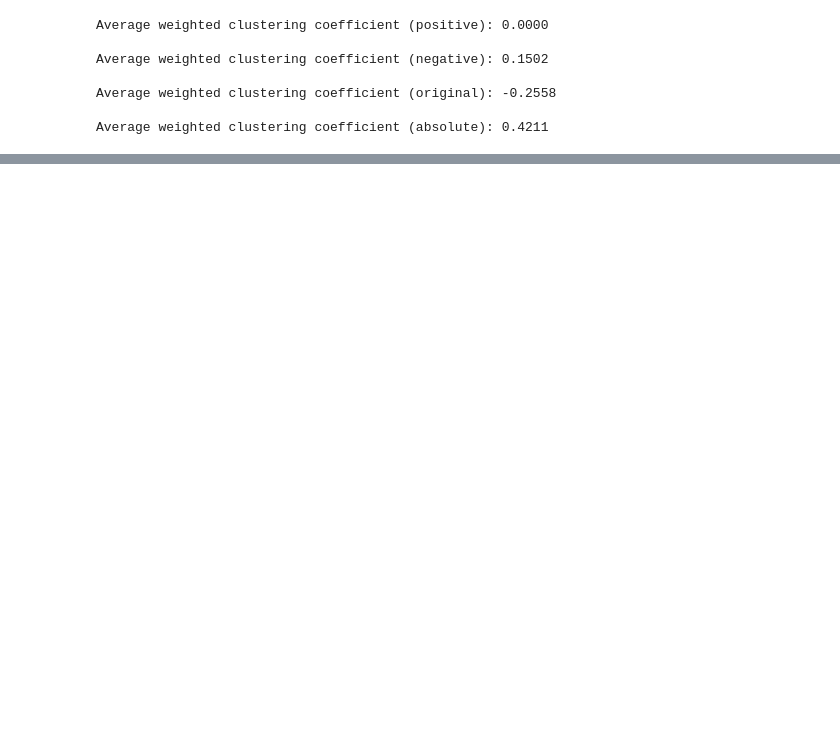
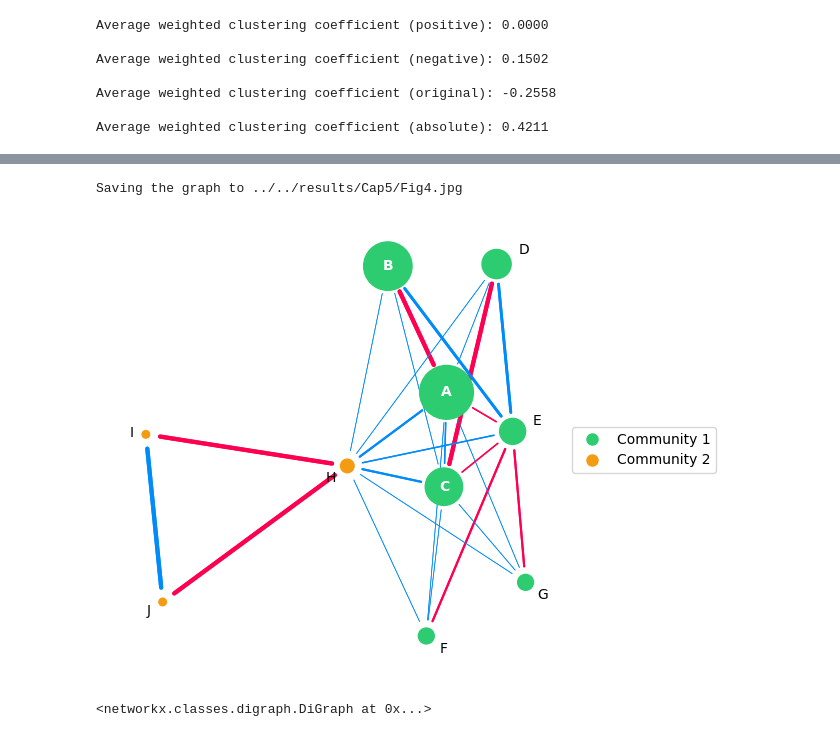
Before and after one commit to perez-sechi/thesis-python, a Jupyter notebook: run/Cap5/parliament-clustering-fuzzy.ipynb, the cells around one changed output, grey strips where cells are left out. Cells and saved outputs as stored; diff of their text form; code cells hidden in the pictures; blank space fills up the shorter version.

```diff
--- a/run/Cap5/parliament-clustering-fuzzy.ipynb
+++ b/run/Cap5/parliament-clustering-fuzzy.ipynb
@@ -184 +184,27 @@ Saving the graph to ../../results/Cap5/Fig3.jpg
 <networkx.classes.digraph.DiGraph at 0x...>
+# %%
+from cgt_perezsechi.visualization.graph import draw_clusters
+
+clusters = detect_communities(
+    M_normalized,
+    nodes=columns,
+    resolution=0.65,  # resolution=1.0 matches duo_louvain results (0.65 gives 1 community)
+    seed=42          # For reproducibility
+)
+draw_clusters(
+    psi=psi_2,
+    r=r_2,
+    clusters=clusters,
+    positive_alpha=positive_alpha,
+    negative_alpha=negative_alpha,
+    positive_beta=positive_beta,
+    negative_beta=negative_beta,
+    positive_color=positive_color,
+    negative_color=negative_color,
+    group_by_clusters=False,
+    output_path=os.path.join('..', '..', 'results', 'Cap5', 'Fig4.jpg')
+)
+# %% [output]
+Saving the graph to ../../results/Cap5/Fig4.jpg
+[figure, added]
+<networkx.classes.digraph.DiGraph at 0x...>
```
Also changed, not shown: parts of 2 cells of this notebook, 2 other files.
